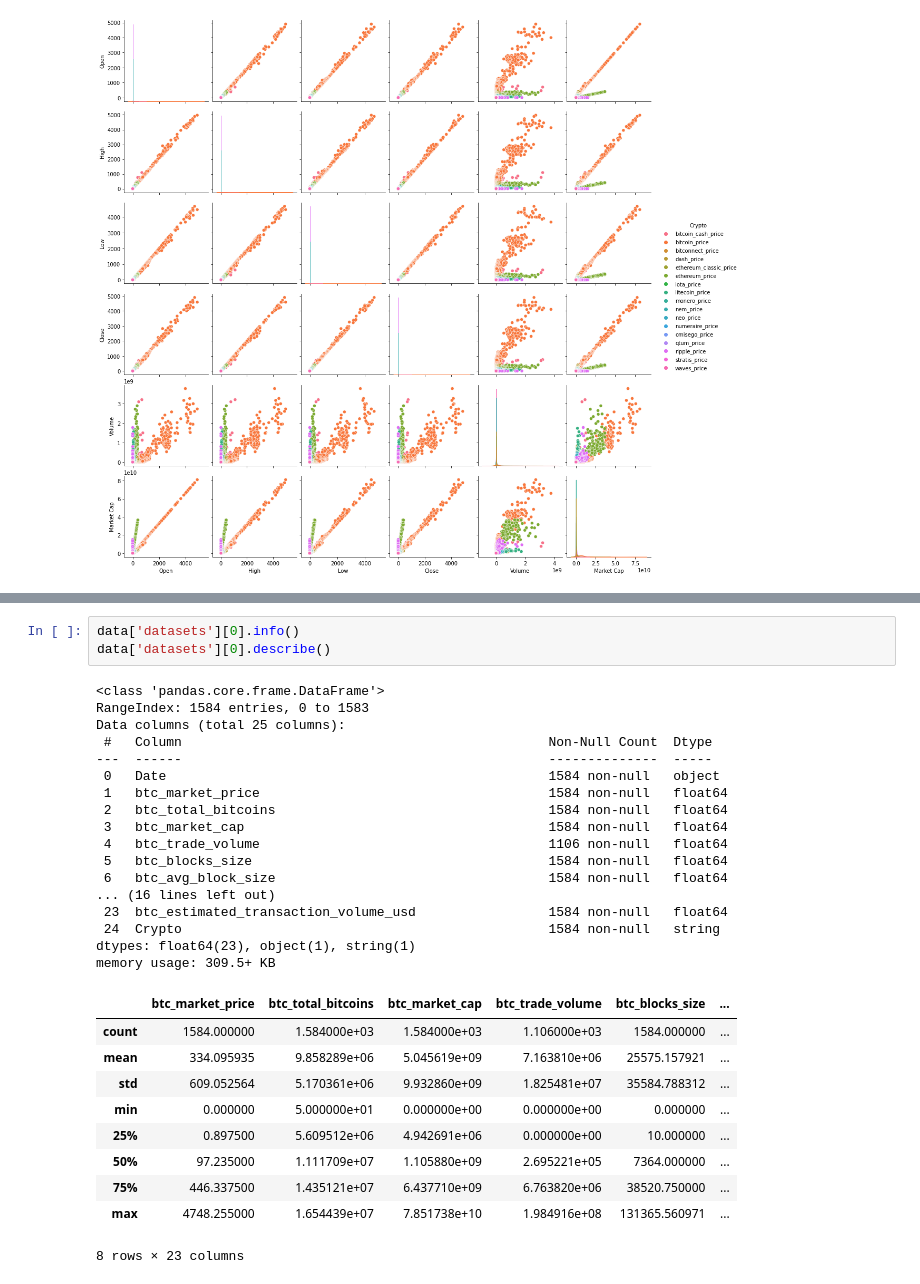
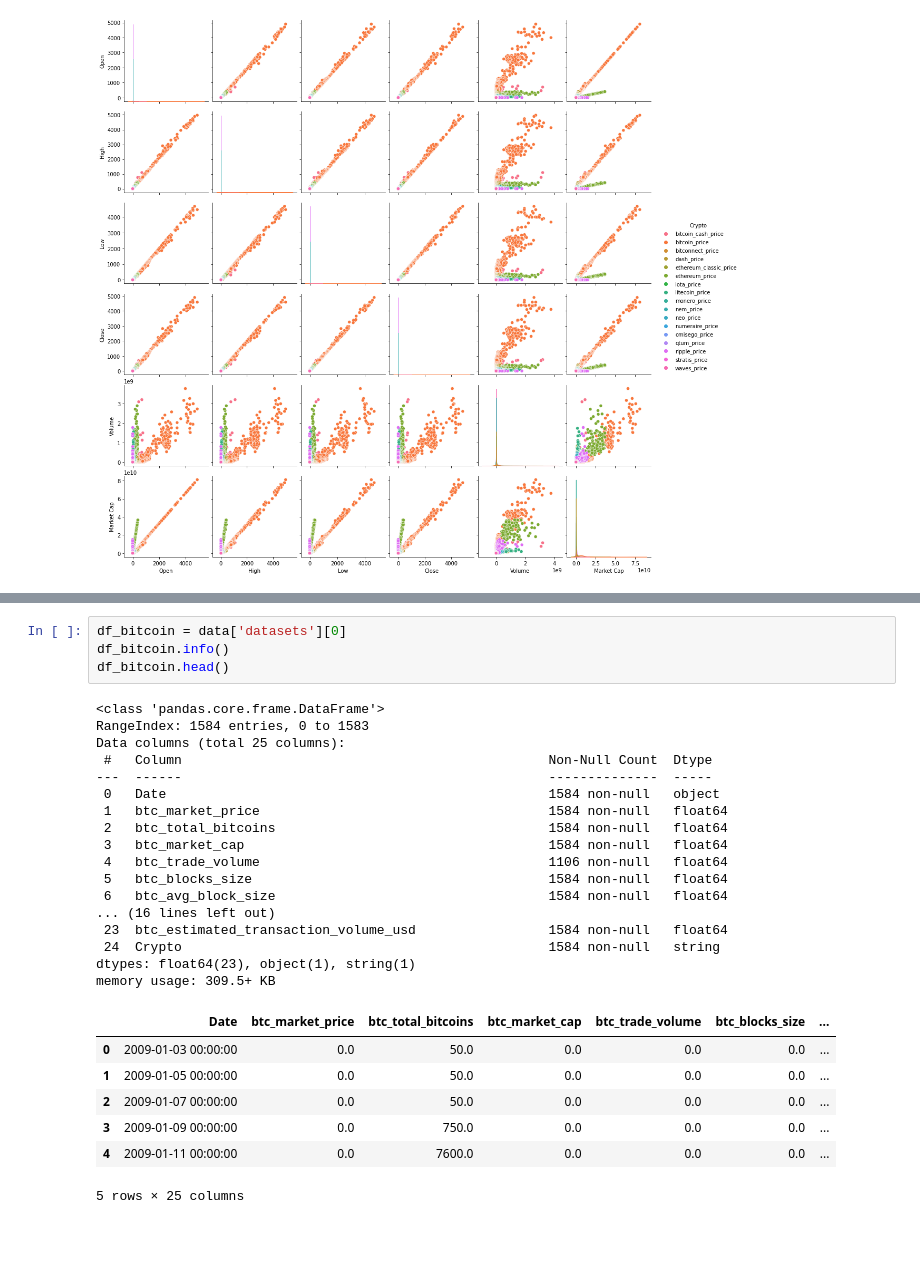
Before and after one commit to elskater98/BasicDataScience, a Jupyter notebook: crypto/notebooks/crypto.ipynb, the cells around one changed output, grey strips where cells are left out. Cells and saved outputs as stored; diff of their text form; blank space fills up the shorter version.

```diff
--- a/crypto/notebooks/crypto.ipynb
+++ b/crypto/notebooks/crypto.ipynb
@@ -126,31 +133,29 @@ sns.pairplot(dff, hue="Crypto")
 # %%
-data['datasets'][0].info()
-data['datasets'][0].describe()
+df_bitcoin = data['datasets'][0]
+df_bitcoin.info()
+df_bitcoin.head()
 # %% [output]
 <class 'pandas.core.frame.DataFrame'>
 RangeIndex: 1584 entries, 0 to 1583
 Data columns (total 25 columns):
  #   Column                                               Non-Null Count  Dtype
 ---  ------                                               --------------  -----
  0   Date                                                 1584 non-null   object
  1   btc_market_price                                     1584 non-null   float64
  2   btc_total_bitcoins                                   1584 non-null   float64
  3   btc_market_cap                                       1584 non-null   float64
  4   btc_trade_volume                                     1106 non-null   float64
  5   btc_blocks_size                                      1584 non-null   float64
  6   btc_avg_block_size                                   1584 non-null   float64
 ... (16 lines left out)
  23  btc_estimated_transaction_volume_usd                 1584 non-null   float64
  24  Crypto                                               1584 non-null   string
 dtypes: float64(23), object(1), string(1)
 memory usage: 309.5+ KB
-|  | btc_market_price | btc_total_bitcoins | btc_market_cap | btc_trade_volume | btc_blocks_size | ... |
-| count | 1584.000000 | 1.584000e+03 | 1.584000e+03 | 1.106000e+03 | 1584.000000 | ... |
-| mean | 334.095935 | 9.858289e+06 | 5.045619e+09 | 7.163810e+06 | 25575.157921 | ... |
-| std | 609.052564 | 5.170361e+06 | 9.932860e+09 | 1.825481e+07 | 35584.788312 | ... |
-| min | 0.000000 | 5.000000e+01 | 0.000000e+00 | 0.000000e+00 | 0.000000 | ... |
-| 25% | 0.897500 | 5.609512e+06 | 4.942691e+06 | 0.000000e+00 | 10.000000 | ... |
-| 50% | 97.235000 | 1.111709e+07 | 1.105880e+09 | 2.695221e+05 | 7364.000000 | ... |
-| 75% | 446.337500 | 1.435121e+07 | 6.437710e+09 | 6.763820e+06 | 38520.750000 | ... |
-| max | 4748.255000 | 1.654439e+07 | 7.851738e+10 | 1.984916e+08 | 131365.560971 | ... |
+|  | Date | btc_market_price | btc_total_bitcoins | btc_market_cap | btc_trade_volume | btc_blocks_size | ... |
+| 0 | 2009-01-03 00:00:00 | 0.0 | 50.0 | 0.0 | 0.0 | 0.0 | ... |
+| 1 | 2009-01-05 00:00:00 | 0.0 | 50.0 | 0.0 | 0.0 | 0.0 | ... |
+| 2 | 2009-01-07 00:00:00 | 0.0 | 50.0 | 0.0 | 0.0 | 0.0 | ... |
+| 3 | 2009-01-09 00:00:00 | 0.0 | 750.0 | 0.0 | 0.0 | 0.0 | ... |
+| 4 | 2009-01-11 00:00:00 | 0.0 | 7600.0 | 0.0 | 0.0 | 0.0 | ... |
-8 rows × 23 columns
+5 rows × 25 columns
```
Also changed, not shown: parts of 6 cells of this notebook.
